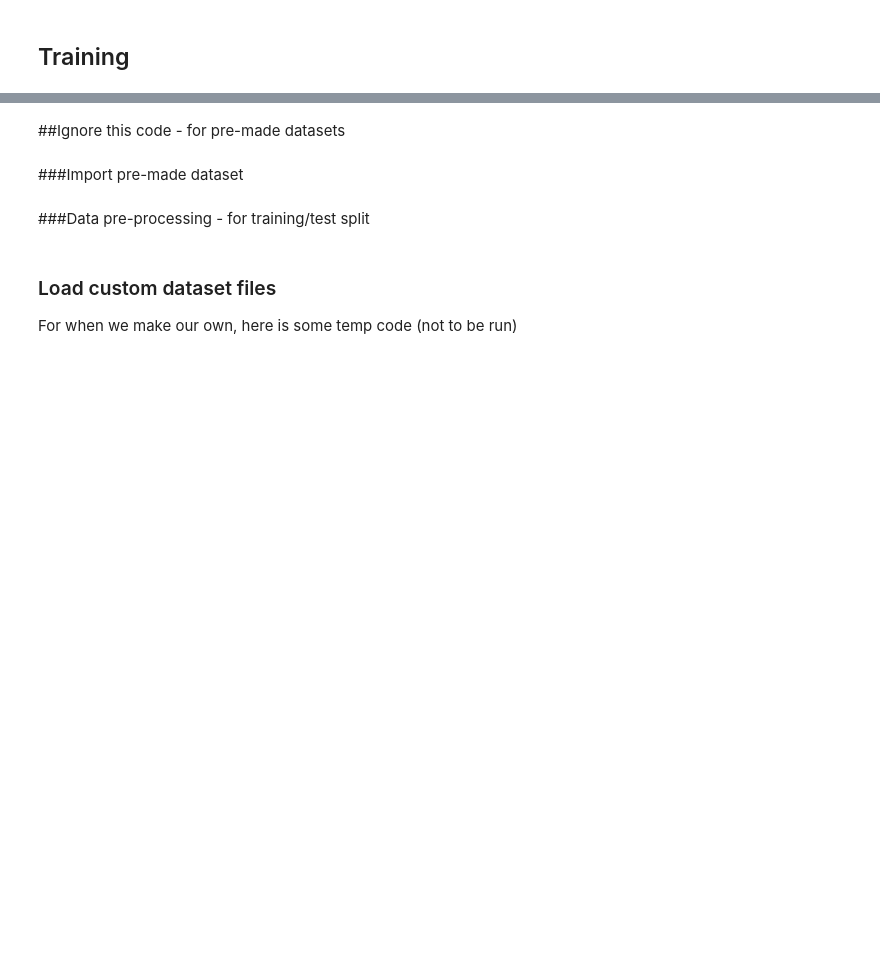
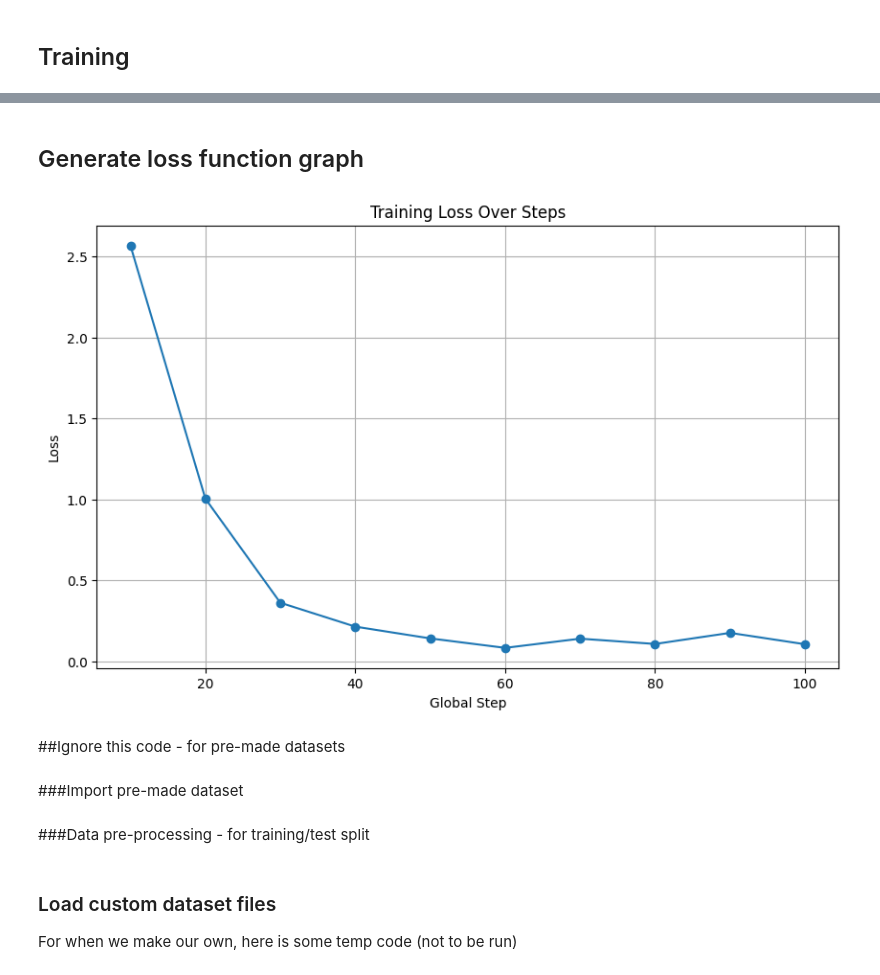
Before and after one commit to cda79/IAT360-LLM, a Jupyter notebook: IAT360_LLM.ipynb, the cells around one changed output, grey strips where cells are left out. Saved outputs shown, nothing was run; the diff lists cells and outputs as text; code cells hidden in the pictures; blank space fills up the shorter version.

```diff
--- a/IAT360_LLM.ipynb
+++ b/IAT360_LLM.ipynb
@@ -15,7 +15,7 @@ Convert CSV to huggingface & gpt-2 format
 import pandas as pd
 from datasets import Dataset
 
-df = pd.read_csv("shakespeare_dataset.csv")
+df = pd.read_csv("Documents/GitHub/IAT360-LLM/shakespeare_dataset.csv")
 
 # display it just to test
 print(df.head())
@@ -95,3 +200,52 @@ train_dataset = tokenized_datasets
+# %% [markdown]
+## Generate loss function graph
+# %%
+import matplotlib.pyplot as plt
+
+if 'trainer' in locals() or 'trainer' in globals():
+    log_history = trainer.state.log_history
+
+    steps = []
+    losses = []
+
+    for entry in log_history:
+        if 'loss' in entry and 'step' in entry: # Filter for step-wise logs
+            steps.append(entry['step'])
+            losses.append(entry['loss'])
+
+    if steps and losses:
+        plt.figure(figsize=(10, 6))
+        plt.plot(steps, losses, marker='o', linestyle='-')
+        plt.title('Training Loss Over Steps')
+        plt.xlabel('Global Step')
+        plt.ylabel('Loss')
+        plt.grid(True)
+        plt.show()
+    else:
+        # If no step-wise loss was found, check for the final aggregated training_loss
+        final_train_loss_entry = None
+        for entry in log_history:
+            if 'train_loss' in entry:
+                final_train_loss_entry = entry
+                break
+
+        if final_train_loss_entry:
+            print(f"Only the final training loss is available: {final_train_loss_entry['train_loss']} at step {final_train_loss_entry['step']}.")
+            print("A graph requires multiple data points. To see loss progression, ensure 'logging_steps' is set appropriately in TrainingArguments and logs are accessible.")
+            # Optionally, plot a single point if that's all there is
+            plt.figure(figsize=(2, 2))
+            plt.plot([final_train_loss_entry['step']], [final_train_loss_entry['train_loss']], marker='X', color='red', markersize=10)
+            plt.title('Final Training Loss')
+            plt.xlabel('Global Step')
+            plt.ylabel('Loss')
+            plt.grid(True)
+            plt.show()
+        else:
+            print("No training loss data found.")
+else:
+    print("The 'trainer' object was not found.")
+# %% [output]
+[figure, added]
 # %% [markdown]
 ##Ignore this code - for pre-made datasets
 # %% [markdown]
```
Also changed, not shown: parts of 9 cells of this notebook.
